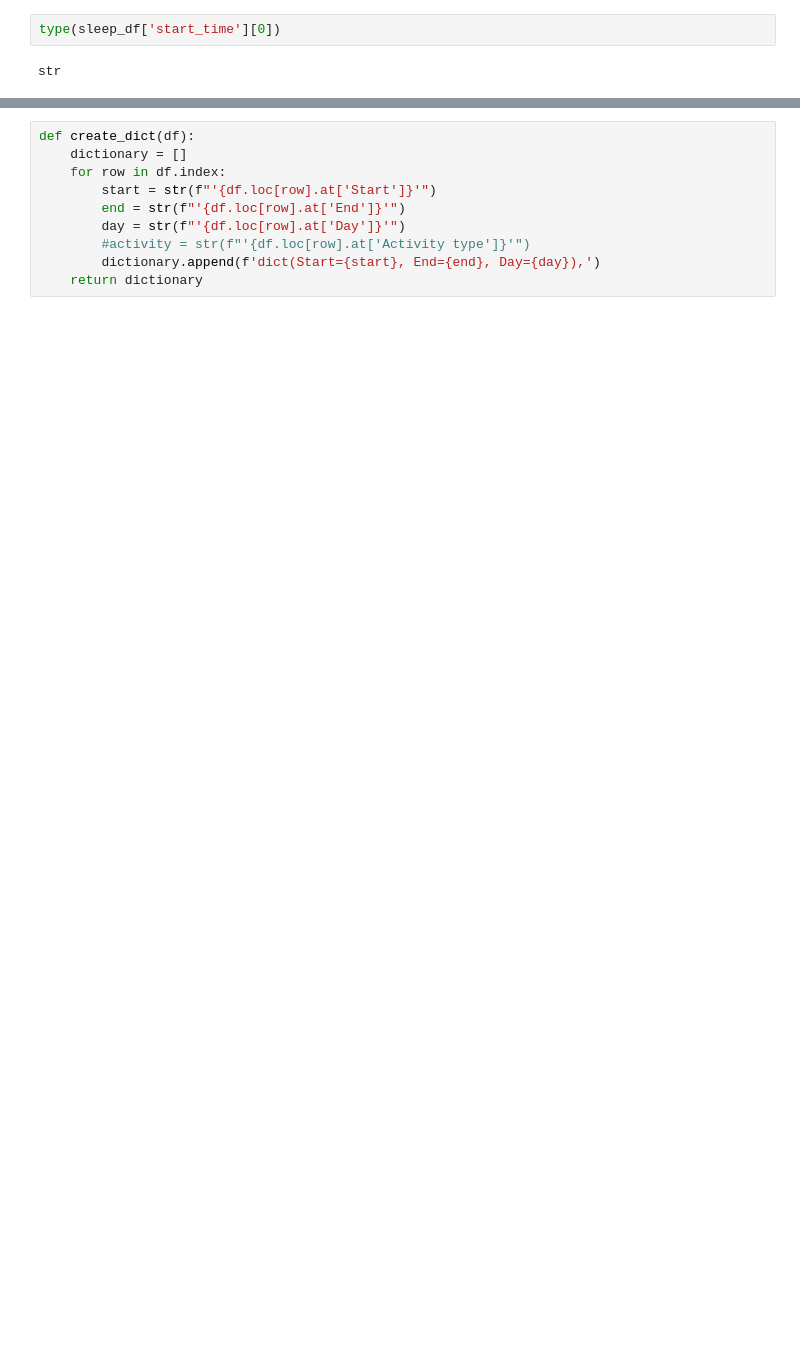
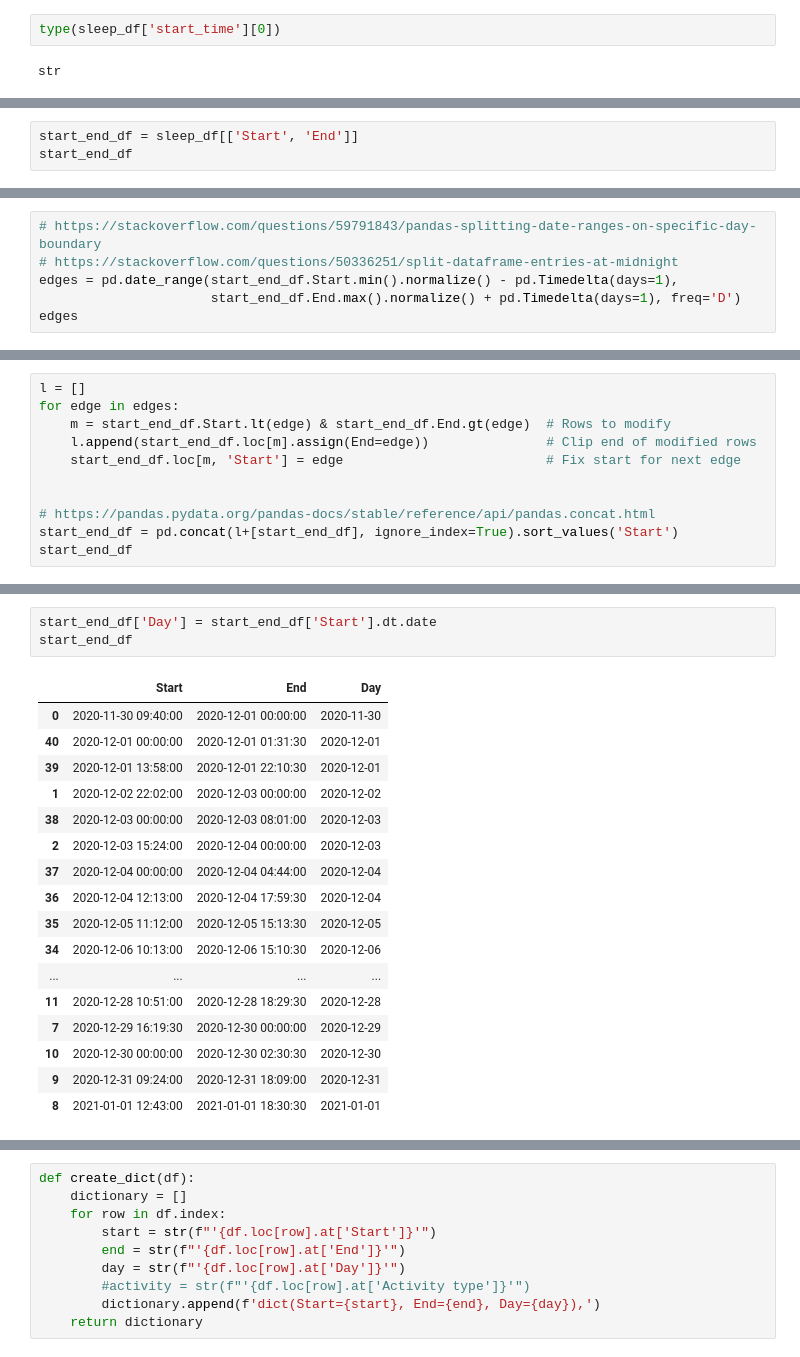
Before and after one commit to mcwaage1/qs, a Jupyter notebook: fitbit/fitbit_downloader.ipynb, the cells around one changed output, grey strips where cells are left out. Saved outputs shown, nothing was run; the diff lists cells and outputs as text; blank space fills up the shorter version.

```diff
--- a/fitbit/fitbit_downloader.ipynb
+++ b/fitbit/fitbit_downloader.ipynb
@@ -455,0 +531,3 @@ df
+# %%
+start_end_df = sleep_df[['Start', 'End']]
+start_end_df
@@ -455,0 +552,6 @@ df
+# %%
+# https://stackoverflow.com/questions/59791843/pandas-splitting-date-ranges-on-specific-day-boundary
+# https://stackoverflow.com/questions/50336251/split-dataframe-entries-at-midnight
+edges = pd.date_range(start_end_df.Start.min().normalize() - pd.Timedelta(days=1),
+                      start_end_df.End.max().normalize() + pd.Timedelta(days=1), freq='D')
+edges
@@ -455,0 +569,11 @@ df
+# %%
+l = []
+for edge in edges:
+    m = start_end_df.Start.lt(edge) & start_end_df.End.gt(edge)  # Rows to modify
+    l.append(start_end_df.loc[m].assign(End=edge))               # Clip end of modified rows
+    start_end_df.loc[m, 'Start'] = edge                          # Fix start for next edge
+
+
+# https://pandas.pydata.org/pandas-docs/stable/reference/api/pandas.concat.html
+start_end_df = pd.concat(l+[start_end_df], ignore_index=True).sort_values('Start')
+start_end_df
@@ -455,0 +607,21 @@ df
+# %%
+start_end_df['Day'] = start_end_df['Start'].dt.date
+start_end_df
+# %% [output]
+|  | Start | End | Day |
+| 0 | 2020-11-30 09:40:00 | 2020-12-01 00:00:00 | 2020-11-30 |
+| 40 | 2020-12-01 00:00:00 | 2020-12-01 01:31:30 | 2020-12-01 |
+| 39 | 2020-12-01 13:58:00 | 2020-12-01 22:10:30 | 2020-12-01 |
+| 1 | 2020-12-02 22:02:00 | 2020-12-03 00:00:00 | 2020-12-02 |
+| 38 | 2020-12-03 00:00:00 | 2020-12-03 08:01:00 | 2020-12-03 |
+| 2 | 2020-12-03 15:24:00 | 2020-12-04 00:00:00 | 2020-12-03 |
+| 37 | 2020-12-04 00:00:00 | 2020-12-04 04:44:00 | 2020-12-04 |
+| 36 | 2020-12-04 12:13:00 | 2020-12-04 17:59:30 | 2020-12-04 |
+| 35 | 2020-12-05 11:12:00 | 2020-12-05 15:13:30 | 2020-12-05 |
+| 34 | 2020-12-06 10:13:00 | 2020-12-06 15:10:30 | 2020-12-06 |
+| ... | ... | ... | ... |
+| 11 | 2020-12-28 10:51:00 | 2020-12-28 18:29:30 | 2020-12-28 |
+| 7 | 2020-12-29 16:19:30 | 2020-12-30 00:00:00 | 2020-12-29 |
+| 10 | 2020-12-30 00:00:00 | 2020-12-30 02:30:30 | 2020-12-30 |
+| 9 | 2020-12-31 09:24:00 | 2020-12-31 18:09:00 | 2020-12-31 |
+| 8 | 2021-01-01 12:43:00 | 2021-01-01 18:30:30 | 2021-01-01 |
```
Also changed, not shown: parts of 58 cells of this notebook, 1 other file.
